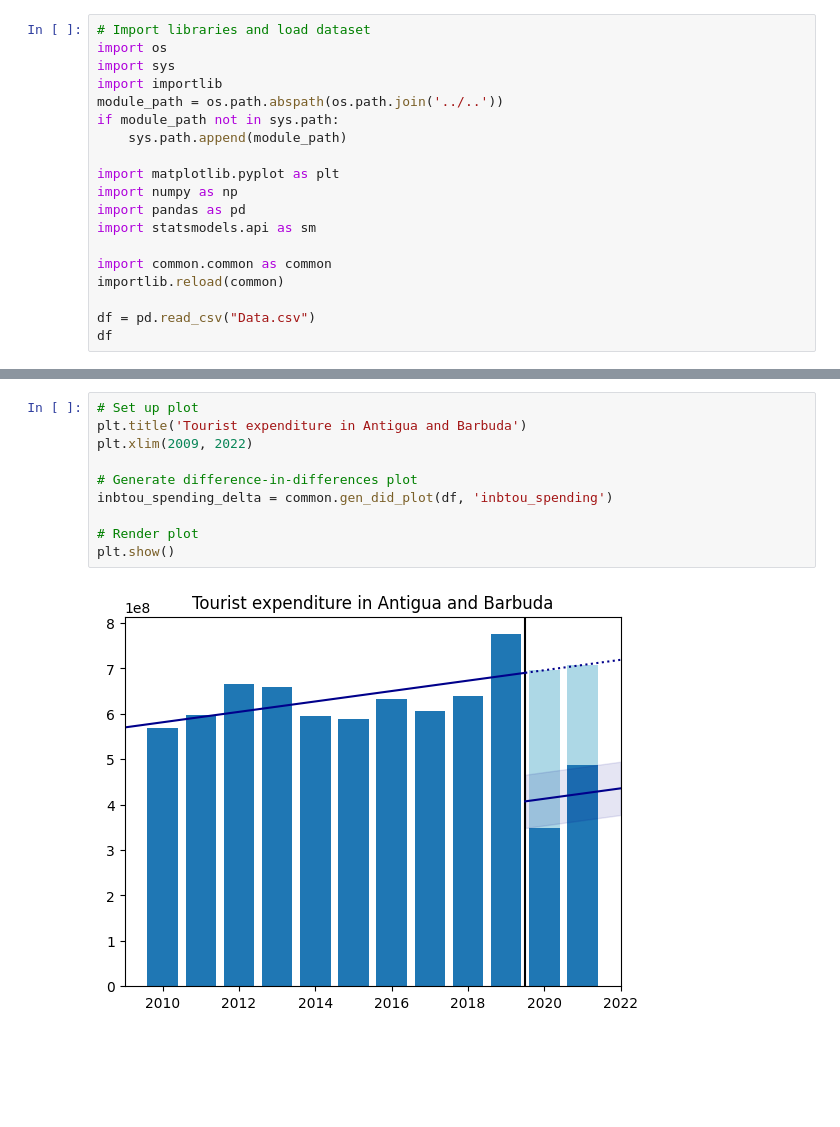
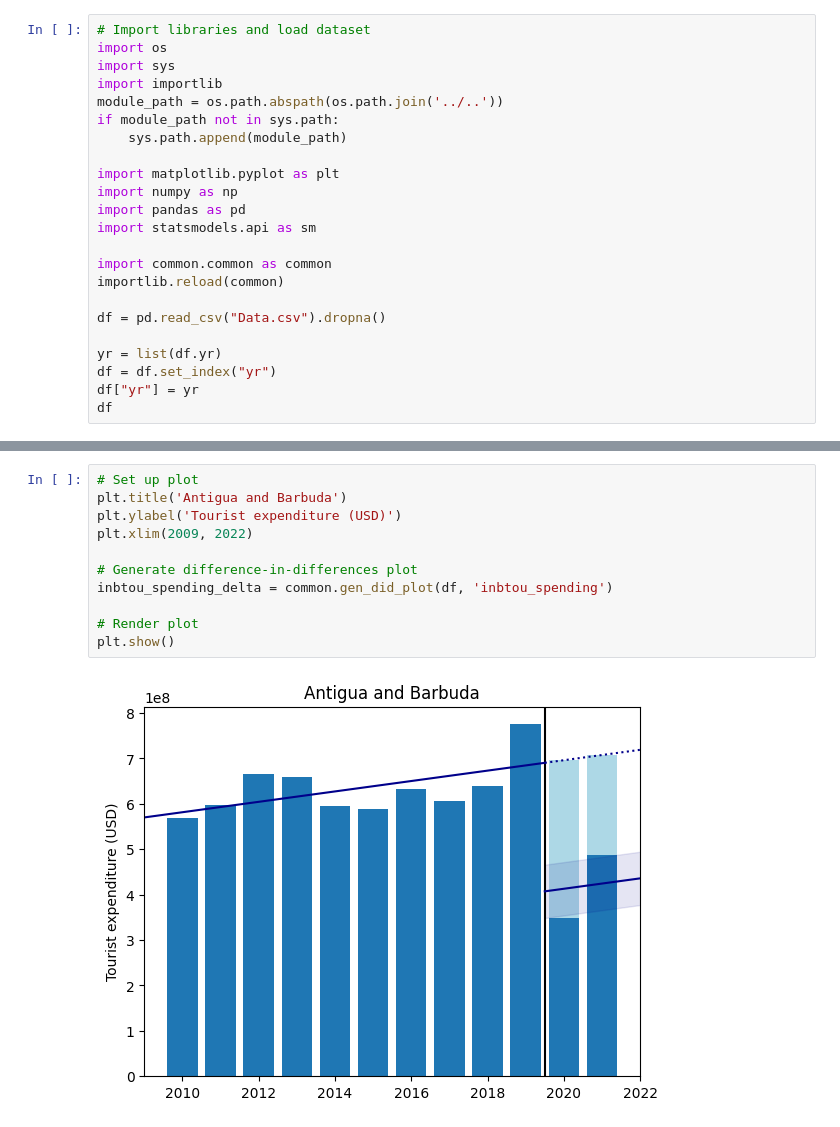
Before and after one commit to andreiui/csec491, a Jupyter notebook: code/analysis/antigua_and_barbuda/main.ipynb, the cells around one changed output, grey strips where cells are left out. Cells and saved outputs as stored; diff of their text form; blank space fills up the shorter version.

```diff
--- a/code/analysis/antigua_and_barbuda/main.ipynb
+++ b/code/analysis/antigua_and_barbuda/main.ipynb
@@ -15,6 +15,10 @@ import statsmodels.api as sm
 import common.common as common
 importlib.reload(common)
 
-df = pd.read_csv("Data.csv")
+df = pd.read_csv("Data.csv").dropna()
+
+yr = list(df.yr)
+df = df.set_index("yr")
+df["yr"] = yr
 df
 # %% [output]
@@ -46,13 +52,14 @@ plt.show()
 # %%
 # Set up plot
-plt.title('Tourist expenditure in Antigua and Barbuda')
+plt.title('Antigua and Barbuda')
+plt.ylabel('Tourist expenditure (USD)')
 plt.xlim(2009, 2022)
 
 # Generate difference-in-differences plot
 inbtou_spending_delta = common.gen_did_plot(df, 'inbtou_spending')
 
 # Render plot
 plt.show()
 # %% [output]
-[figure, old version]
+[figure, new version]
 # %%
```
Also changed, not shown: parts of 3 cells of this notebook.
